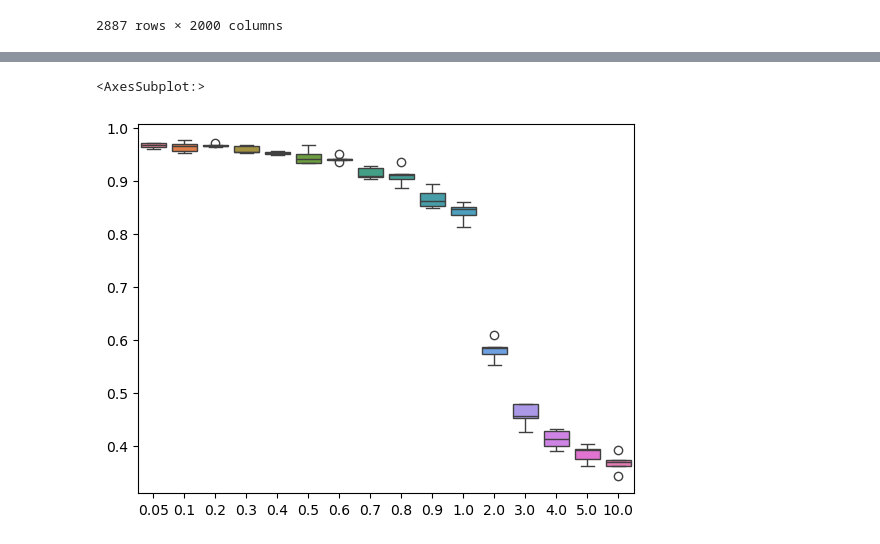
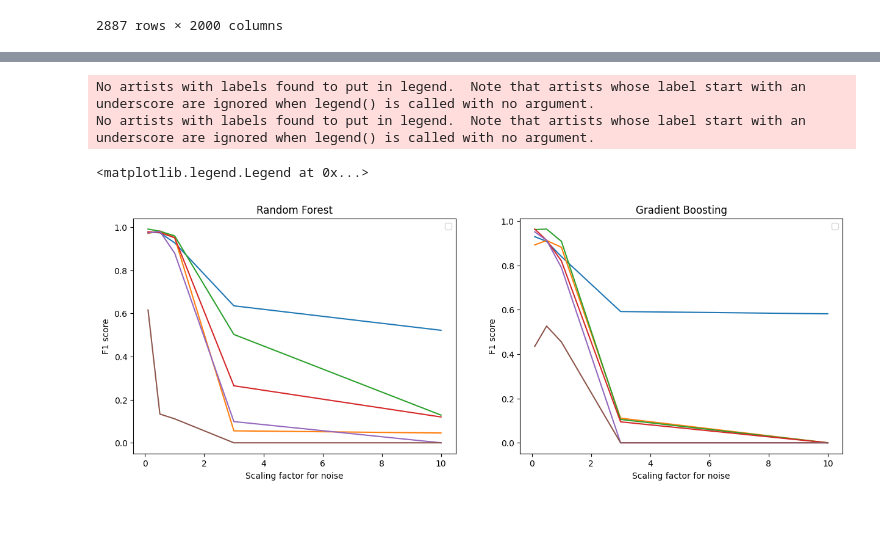
Before and after one commit to rikardradovac/Statistical-learning-for-big-data, a Jupyter notebook: AS2/project2_part1.ipynb, the cells around one changed output, grey strips where cells are left out. Saved outputs shown, nothing was run; the diff lists cells and outputs as text; code cells hidden in the pictures; blank space fills up the shorter version.

```diff
--- a/AS2/project2_part1.ipynb
+++ b/AS2/project2_part1.ipynb
@@ -54,9 +38,11 @@ data
 # %%
 
-accuracy = []
-cross_val_scores = []
-scaling_factors = [10, 5, 4, 3, 2, 1, 0.9, 0.8, 0.7, 0.6, 0.5, 0.4, 0.3, 0.2, 0.1, 0.05]
-scaling_factors = [0.1]
+accuracy_forest = []
+accuracy_boosting = []
+cross_val_scores_forest = []
+cross_val_scores_boosting = []
+scaling_factors = [10, 3, 1, 0.5, 0.1]
+# scaling_factors = [0.1]
 for val in scaling_factors:
 
     noise = np.random.normal(0, data.std(), data.shape)
@@ -64,11 +50,22 @@ for val in scaling_factors:
 
     X_train, X_test, y_train, y_test = train_test_split(noised_data, labels, test_size=0.2)
 
-    random_forest = RandomForestClassifier(n_estimators=100, random_state=42, n_jobs=-1, max_features=0.1)
+    random_forest = RandomForestClassifier(n_estimators=10, n_jobs=-1)
     cross_val = cross_val_score(random_forest, X_train, y_train.values.ravel(), cv=5)
-    cross_val_scores.append(cross_val)
+    cross_val_scores_forest.append(cross_val)
     random_forest.fit(X_train, y_train.values.ravel())
 
-    print("Random Forest accuracy: ", accuracy_score(y_test, random_forest.predict(X_test)), "for noise: ", val)
-    accuracy.append(accuracy_score(y_test, random_forest.predict(X_test)))
+    gradient_boosting = GradientBoostingClassifier(n_estimators=10, max_depth=1)
+    cross_val = cross_val_score(gradient_boosting, X_train, y_train.values.ravel(), cv=5)
+    cross_val_scores_boosting.append(cross_val)
+    gradient_boosting.fit(X_train, y_train.values.ravel())
+
+
+    print("Random Forest accuracy: ", f1_score(y_test, random_forest.predict(X_test), average=None), "for noise: ", val)
+    accuracy_forest.append(f1_score(y_test, random_forest.predict(X_test), average=None))
+    print("Gradient Boosting accuracy: ", f1_score(y_test, gradient_boosting.predict(X_test), average=None), "for noise: ", val)
+    accuracy_boosting.append(f1_score(y_test, gradient_boosting.predict(X_test), average=None))
+    print()
+
+    f1_score(y_test, random_forest.predict(X_test), average=None)
 # %% [output]
@@ -83,10 +86,21 @@ plt.plot(scaling_factors, accuracy)
-# %%
-import seaborn as sns
-
-# create a pandas dataframe for this
-df = pd.DataFrame(cross_val_scores, index=scaling_factors)
-# boxplot
-sns.boxplot(data=df.T)
-# %% [output]
-<AxesSubplot:>
-[figure, removed]
+# %%
+import matplotlib.pyplot as plt
+
+fig, (ax1, ax2) = plt.subplots(1, 2, figsize=(15, 5))
+
+ax1.plot(scaling_factors, accuracy_forest)
+ax1.set_xlabel("Scaling factor for noise")
+ax1.set_ylabel("F1 score")
+ax1.set_title("Random Forest")
+ax1.legend()
+
+ax2.plot(scaling_factors, accuracy_boosting)
+ax2.set_xlabel("Scaling factor for noise")
+ax2.set_ylabel("F1 score")
+ax2.set_title("Gradient Boosting")
+ax2.legend()
+# %% [output]
+No artists with labels found to put in legend.  Note that artists whose label start with an underscore are ignored when legend() is called with no argument.
+No artists with labels found to put in legend.  Note that artists whose label start with an underscore are ignored when legend() is called with no argument.
+<matplotlib.legend.Legend at 0x...>
+[figure, added]
```
Also changed, not shown: parts of 10 cells of this notebook.
